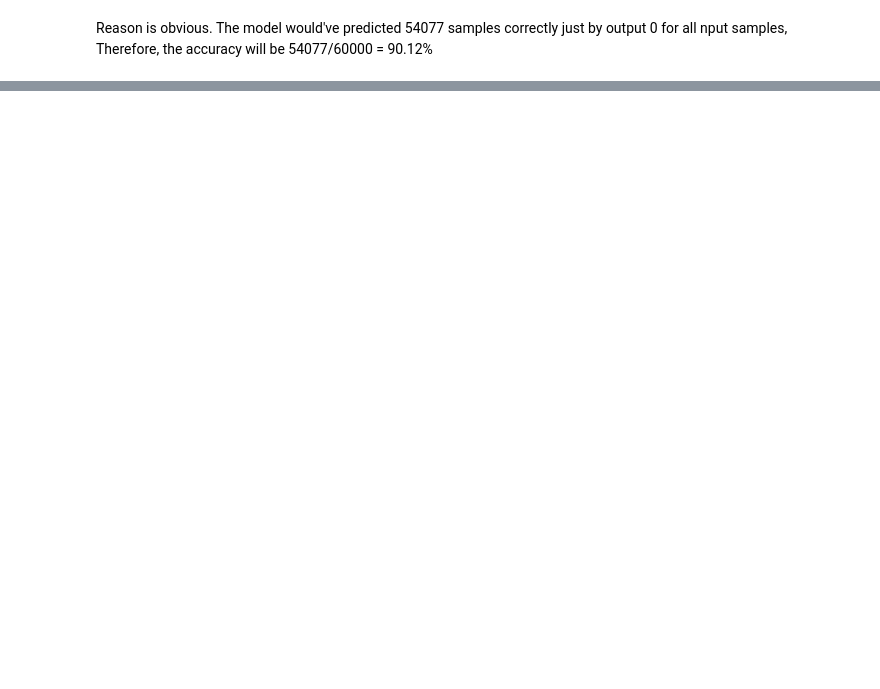
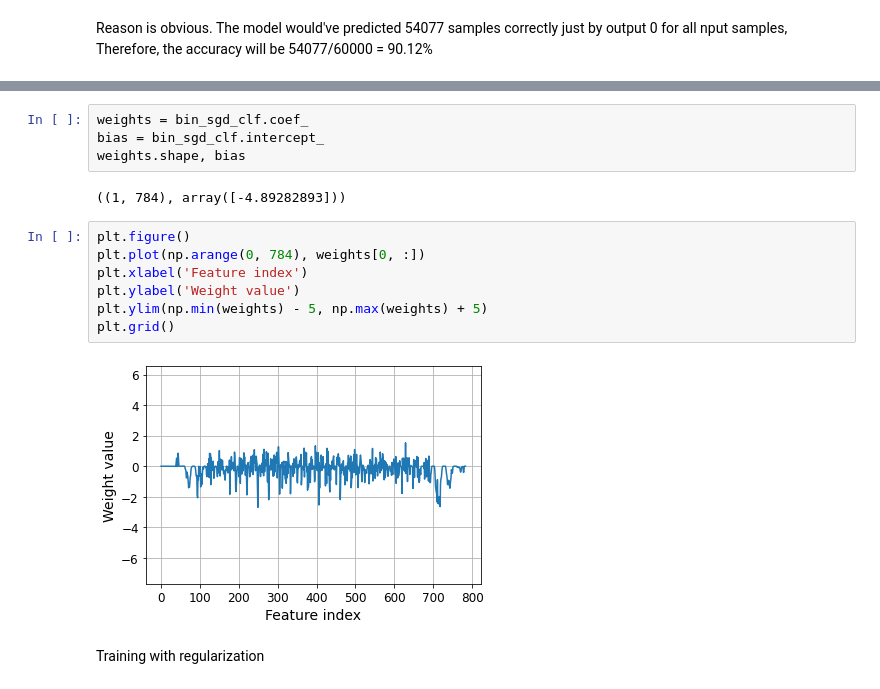
Before and after one commit to ananddotiyer/IIT-M, a Jupyter notebook: My Notes/MLP/Week6.ipynb, the cells around one changed output, grey strips where cells are left out. Drawn from its saved outputs; the diff is of its cells as text; blank space fills up the shorter version.

```diff
--- a/My Notes/MLP/Week6.ipynb
+++ b/My Notes/MLP/Week6.ipynb
@@ -104,0 +184,17 @@ Reason is obvious.  The model would've predicted 54077 samples correctly just by
+# %%
+weights = bin_sgd_clf.coef_
+bias = bin_sgd_clf.intercept_
+weights.shape, bias
+# %% [output]
+((1, 784), array([-4.89282893]))
+# %%
+plt.figure()
+plt.plot(np.arange(0, 784), weights[0, :])
+plt.xlabel('Feature index')
+plt.ylabel('Weight value')
+plt.ylim(np.min(weights) - 5, np.max(weights) + 5)
+plt.grid()
+# %% [output]
+[figure, added]
+# %% [markdown]
+Training with regularization
```
Also changed, not shown: parts of 25 cells of this notebook.
